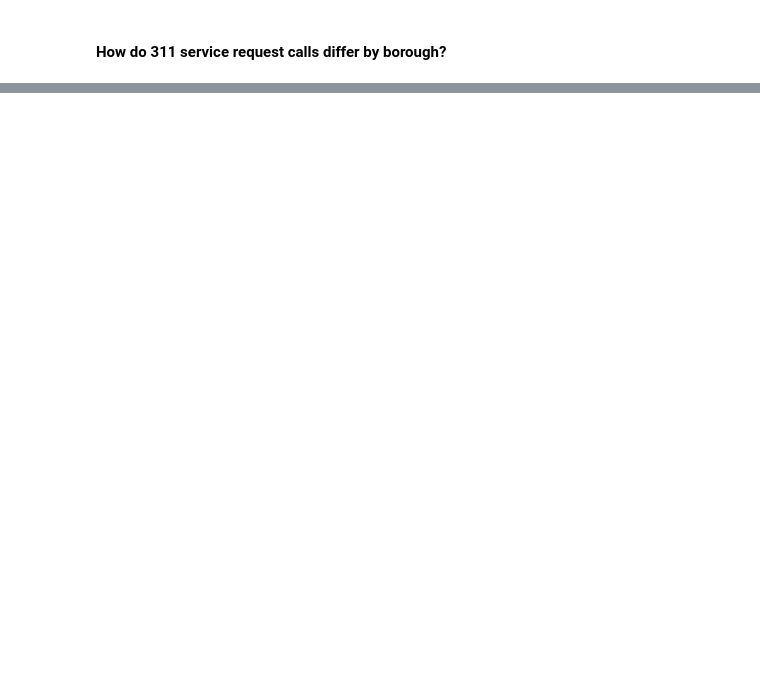
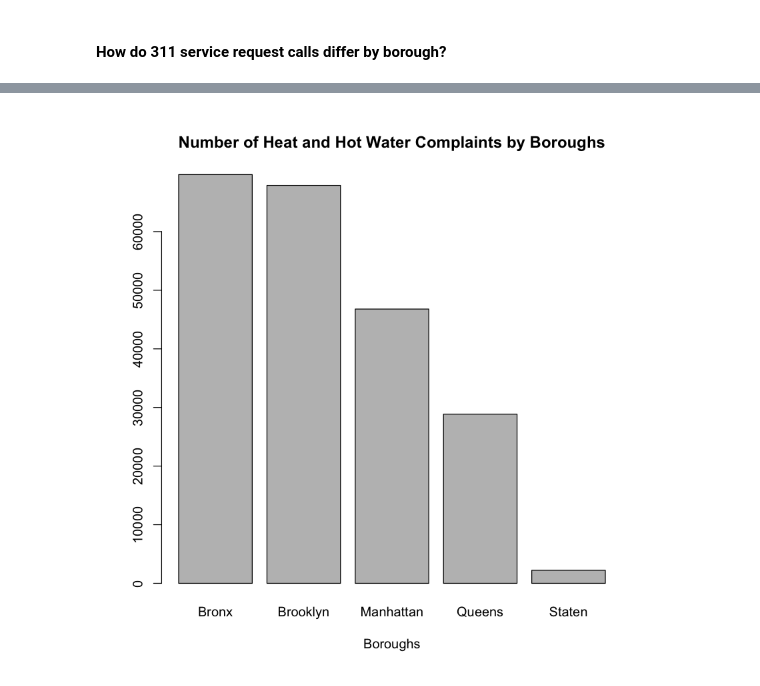
Before and after one commit to mariaebbrandao/Exploring-311-Dataset, a Jupyter notebook: Exploring 311 Dataset .ipynb, the cells around one changed output, grey strips where cells are left out. Cells and saved outputs as stored; diff of their text form; code cells hidden in the pictures; blank space fills up the shorter version.

Commit message:
Merged two data frames, group by and bar graph

```diff
--- a/Exploring 311 Dataset .ipynb
+++ b/Exploring 311 Dataset .ipynb
@@ -212,0 +321,6 @@ x
+# %%
+collapsecomplaint<-dataset2018withboroughs %>%
+  group_by(borough,Complaint.Type) %>%
+  summarize(n())
+# %%
+collapsecomplaint<- as.data.frame(collapsecomplaint)
@@ -212,0 +397,2 @@ x
+# %%
+heatandhotwater<-collapsecomplaint[which(collapsecomplaint$Complaint=='HEAT/HOT WATER'),]
@@ -212,0 +408,8 @@ x
+# %%
+heatandhotwater = as.data.frame(heatandhotwater)
+# %%
+barplot(heatandhotwater$Frequency, main="Number of Heat and Hot Water Complaints by Boroughs",
+        names.arg=heatandhotwater$borough,
+   xlab="Boroughs")
+# %% [output]
+[figure, added]
```
Also changed, not shown: parts of 47 cells of this notebook.
